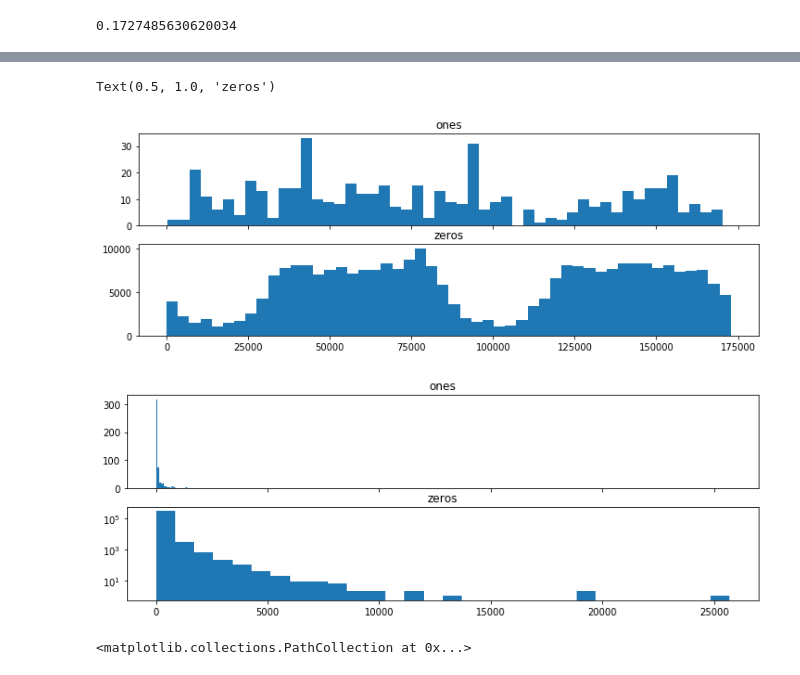
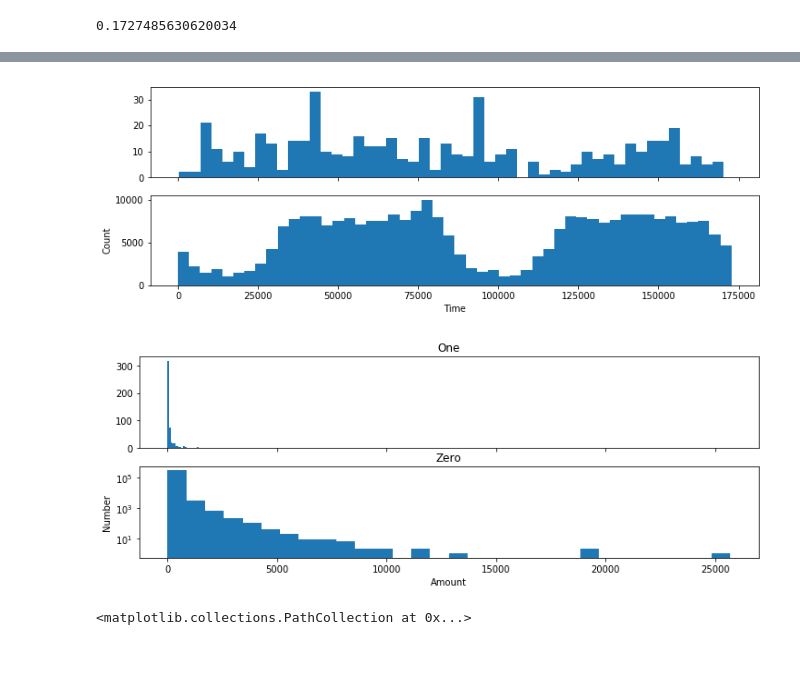
Before and after one commit to sangqkim/DS2, a Jupyter notebook: Python II/HW2/김상규/team_04_hw2_32_A.ipynb, the cells around one changed output, grey strips where cells are left out. Drawn from its saved outputs; the diff is of its cells as text; code cells hidden in the pictures.

```diff
--- a/Python II/HW2/김상규/team_04_hw2_32_A.ipynb
+++ b/Python II/HW2/김상규/team_04_hw2_32_A.ipynb
@@ -134,21 +152,24 @@ Name: Amount, dtype: float64
 # %%
 f, (ax1, ax2) = plt.subplots(2,1,sharex=True, figsize=(12,4))
-ax1.hist(df.Time[df.Class == 1], bins=50)
-ax1.set_title('ones')
-ax2.hist(df.Time[df.Class == 0], bins=50)
-ax2.set_title('zeros')
+ax1.hist(df.Time[df.Class==1], bins = 50)
+ax2.hist(df.Time[df.Class==0], bins = 50)
+plt.xlabel('Time')
+plt.ylabel('Count')
+plt.show()
 # %% [output]
-Text(0.5, 1.0, 'zeros')
-[figure, old version]
+[figure, new version]
 # %%
 f, (ax1, ax2) = plt.subplots(2,1,sharex=True, figsize=(12,4))
 ax1.hist(df.Amount[df.Class == 1], bins=30)
-ax1.set_title('ones')
+ax1.set_title('One')
 ax2.hist(df.Amount[df.Class == 0], bins=30)
-ax2.set_title('zeros')
+ax2.set_title('Zero')
+plt.xlabel('Amount')
+plt.ylabel('Number')
 plt.yscale('log')
+plt.show()
 # %% [output]
-[figure, old version]
+[figure, new version]
 # %%
 f, (ax1, ax2) = plt.subplots(2,1,sharex=True, figsize=(12,6))
 ax1.scatter(df.Time[df.Class == 1], df.Amount[df.Class == 1], color='blue')
```
Also changed, not shown: parts of 12 cells of this notebook, 1 other file.
